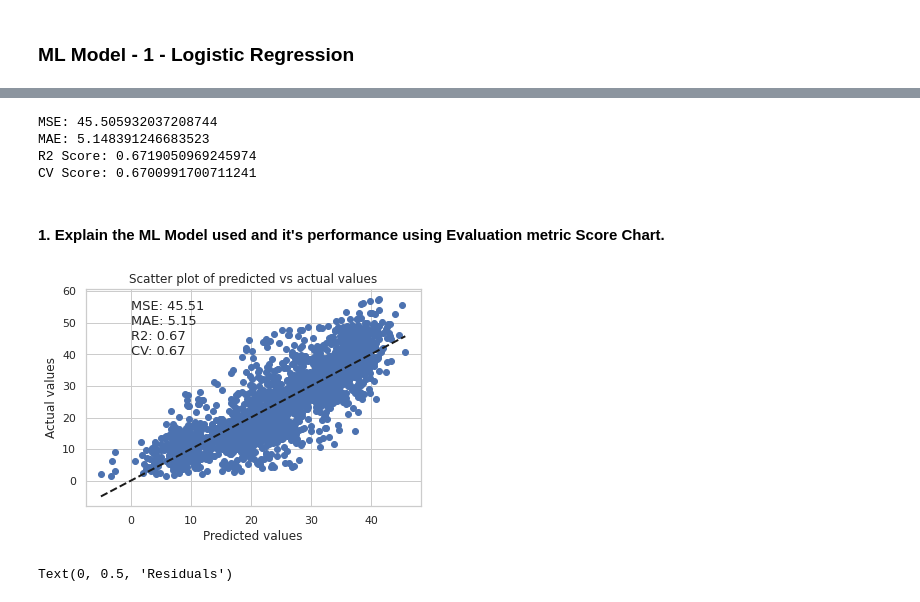
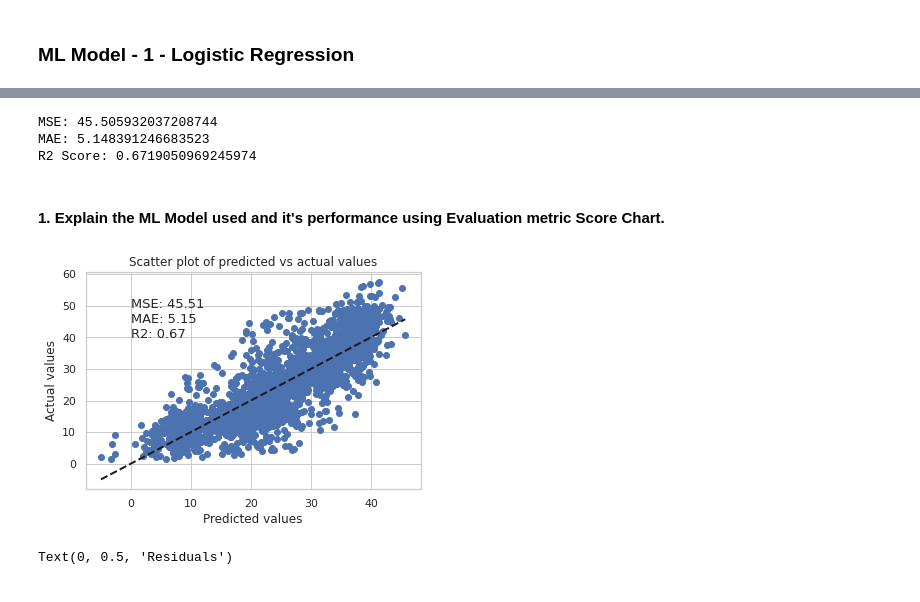
Before and after one commit to ayush9304/BikeSharingDemandPrediction, a Jupyter notebook: Bike_Sharing_Demand_Prediction.ipynb, the cells around one changed output, grey strips where cells are left out. Drawn from its saved outputs; the diff is of its cells as text; code cells hidden in the pictures.

```diff
--- a/Bike_Sharing_Demand_Prediction.ipynb
+++ b/Bike_Sharing_Demand_Prediction.ipynb
@@ -1479,20 +1490,25 @@ test_preds = linear_reg.predict(X_test)
-# %%
-mse = mean_squared_error(y_test, test_preds)
-print("MSE:", mse)
-
-mae = mean_absolute_error(y_test, test_preds)
-print("MAE:", mae)
-
-r2 = r2_score(y_test, test_preds)
-print("R2 Score:", r2)
-
-cv_score = cross_val_score(estimator = linear_reg, X=X_train, y=y_train, cv = 5).mean()
-print("CV Score:", cv_score)
-# %% [output]
-MSE: 45.505932037208744
-MAE: 5.148391246683523
-R2 Score: 0.6719050969245974
-CV Score: 0.6700991700711241
+# %%
+# ML Model - 1 Implementation
+linear_reg = LinearRegression()
+
+# Fit the Algorithm
+linear_reg.fit(X_train, y_train)
+
+# Predict on the model
+train_preds = linear_reg.predict(X_train)
+test_preds = linear_reg.predict(X_test)
+
+# Performance evaluation
+mse = mean_squared_error(y_test, test_preds)
+mae = mean_absolute_error(y_test, test_preds)
+r2 = r2_score(y_test, test_preds)
+print("MSE:", mse)
+print("MAE:", mae)
+print("R2 Score:", r2)
+# %% [output]
+MSE: 45.505932037208744
+MAE: 5.148391246683523
+R2 Score: 0.6719050969245974
 # %%
 # Dictionary to store different models accuracies
 model_results = {}
@@ -1502,17 +1519,17 @@ model_results['Linear Regression'] = [r2, mse, mae, cv_score]
 # %%
 # Create scatter plot
 plt.scatter(test_preds, y_test)
 plt.plot([min(test_preds), max(test_preds)], [min(test_preds), max(test_preds)], 'k--', lw=2)
 plt.xlabel('Predicted values')
 plt.ylabel('Actual values')
 plt.title('Scatter plot of predicted vs actual values')
 
 # Add evaluation metrics to plot
-plt.text(0, 40, f'MSE: {mse:.2f}\nMAE: {mae:.2f}\nR2: {r2:.2f}\nCV: {cv_score:.2f}', fontsize=13, ha='left')
+plt.text(0, 40, f'MSE: {mse:.2f}\nMAE: {mae:.2f}\nR2: {r2:.2f}', fontsize=13, ha='left')
 
 plt.show()
 # %% [output]
-[figure, old version]
+[figure, new version]
 # %%
 # Checking Homoscedasticity
 residuals = y_test - test_preds
```
Also changed, not shown: parts of 64 cells of this notebook.
